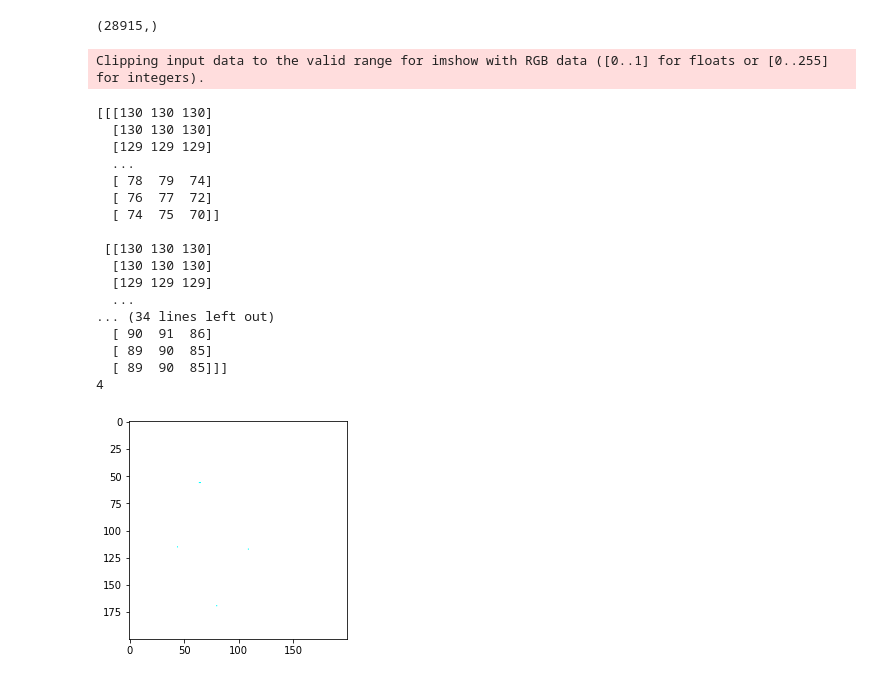
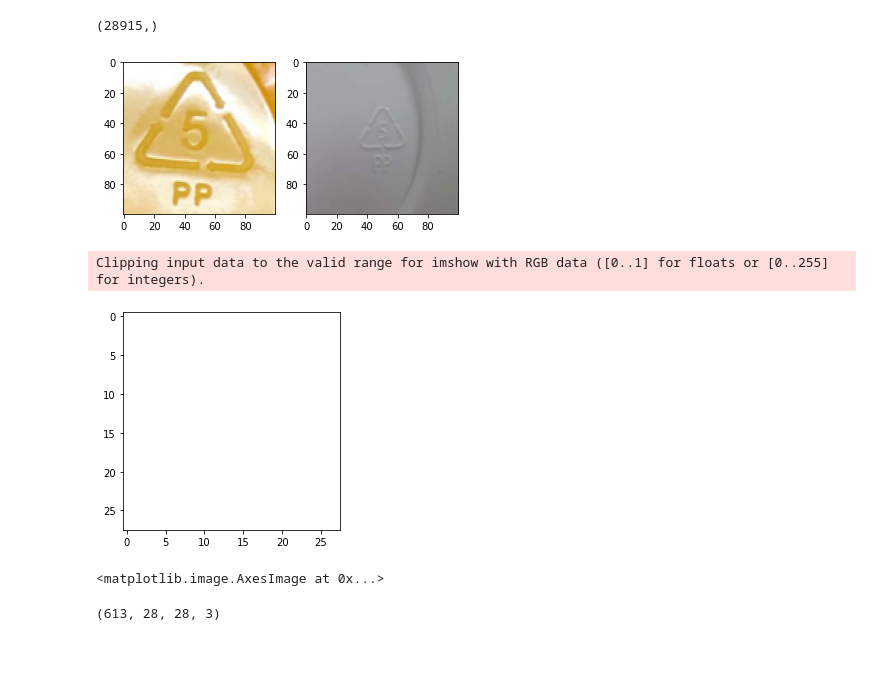
Before and after one commit to gorky22/number_recognition, a Jupyter notebook: code.ipynb, the cells around one changed output. Saved outputs shown, nothing was run; the diff lists cells and outputs as text; code cells hidden in the pictures; blank space fills up the shorter version.

```diff
--- a/code.ipynb
+++ b/code.ipynb
@@ -16,6 +16,7 @@ import os
 from PIL import Image
 import random
 
+resolution = [100,100]
 data = []
 train_dataset_x = np.array([])
 test_dataset_x = np.array([])
@@ -26,7 +27,7 @@ source_dir = 'seven_plastics'
 
 
 for nums in  os.listdir(source_dir):
-    actual_num  = nums.split('_')[0]
+    actual_num  = np.float(nums.split('_')[0])
 
     data = os.listdir(source_dir + '/' + nums)
 
@@ -35,66 +36,79 @@ for nums in  os.listdir(source_dir):
 
 
     for img in data[:int(len(data) * 0.9)]:
-        img_tmp = Image.open(source_dir + '/' + nums + '/' + img).resize((200,200))
-        img_matrix = np.array(img_tmp)
+        img_tmp = Image.open(source_dir + '/' + nums + '/' + img).resize((resolution[0],resolution[1]))
+
+        img_matrix = np.array(img_tmp).astype('uint8')
 
         train_dataset_y = np.append(train_dataset_y, actual_num)
         train_dataset_x = np.append(train_dataset_x ,img_matrix)
 
     for img in data[-int(len(data) * 0.1):]:
-        img_tmp = Image.open(source_dir + '/' + nums + '/' + img).resize((200,200))
-        img_matrix = np.array(img_tmp)
+        img_tmp = Image.open(source_dir + '/' + nums + '/' + img).resize((resolution[0],resolution[1]))
+        img_matrix = np.array(img_tmp).astype('uint8')
         test_dataset_y = np.append(test_dataset_y, actual_num)
         test_dataset_x = np.append(test_dataset_x ,img_matrix)
+
+train_dataset_x = train_dataset_x.reshape((train_dataset_y.shape[0], resolution[0],resolution[1], 3))
+test_dataset_x = test_dataset_x.reshape((test_dataset_y.shape[0], resolution[0],resolution[1], 3))
 # %%
-train_dataset_x = train_dataset_x.reshape((train_dataset_y.shape[0], 200, 200, 3))
+train_dataset_x = train_dataset_x.reshape((train_dataset_y.shape[0], 28, 28, 3))
+# %%
+import numpy as np
+import matplotlib.pyplot as plt
+import matplotlib.cm as cm
+
+fig = plt.figure()
+ax1 = fig.add_subplot(121)
+# Bilinear interpolation - this will look blurry
+ax1.imshow(train_dataset_x[0].astype('uint8'))
+
+ax2 = fig.add_subplot(122)
+# 'nearest' interpolation - faithful but blocky
+ax2.imshow(train_dataset_x[1].astype('uint8'))
+
+plt.show()
+# %% [output]
+[figure, added]
 # %%
 import numpy as np
 from matplotlib import pyplot as plt
 from PIL import Image
 img = Image.open('seven_plastics/1_polyethylene_PET/85943598-ec9b-4da5-9221-8c32b5742e72.jpg')
 numpydata = np.asarray(img)
 
 # data
-print(numpydata)
+#print(numpydata)
 
 
 def visualize_mnist(X, y):
     label_idx = [y == i for i in range(10)]
-    print(y)
+    #print(y)
 
     #ims = np.array([X[label_idx[i]][:10] for i in range(10)])
 
     classes = ['T-shirt/top']
 
 
     fig, ax = plt.subplots()
     img = ax.imshow(X)
 
 
     plt.show()
+    return img
 
-visualize_mnist(train_dataset_x[20], train_dataset_y[20])
+img = visualize_mnist(train_dataset_x[21], train_dataset_y[20])
 # %% [output]
 Clipping input data to the valid range for imshow with RGB data ([0..1] for floats or [0..255] for integers).
-[[[130 130 130]
-  [130 130 130]
-  [129 129 129]
-  ...
-  [ 78  79  74]
-  [ 76  77  72]
-  [ 74  75  70]]
-
- [[130 130 130]
-  [130 130 130]
-  [129 129 129]
-  ...
-... (34 lines left out)
-  [ 90  91  86]
-  [ 89  90  85]
-  [ 89  90  85]]]
-4
-[figure, old version]
+[figure, new version]
+# %%
+img
+# %% [output]
+<matplotlib.image.AxesImage at 0x...>
+# %%
+train_dataset_x.shape
+# %% [output]
+(613, 28, 28, 3)
 # %%
 import tensorflow as tf
 from tensorflow import keras
```
Also changed, not shown: parts of 5 cells of this notebook.
